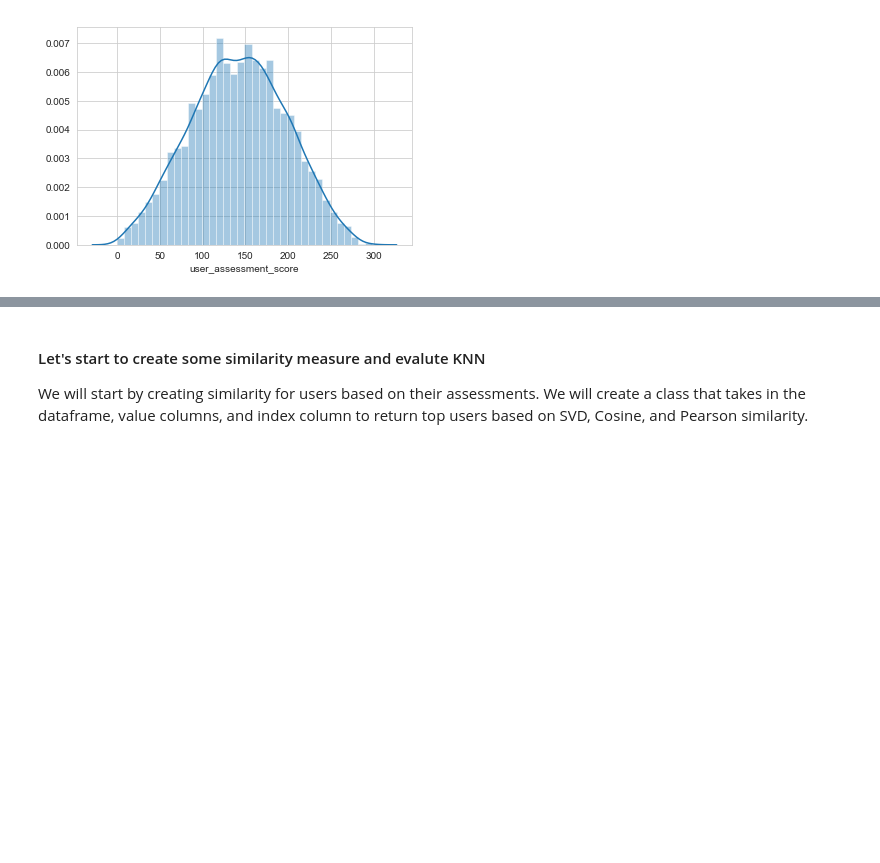
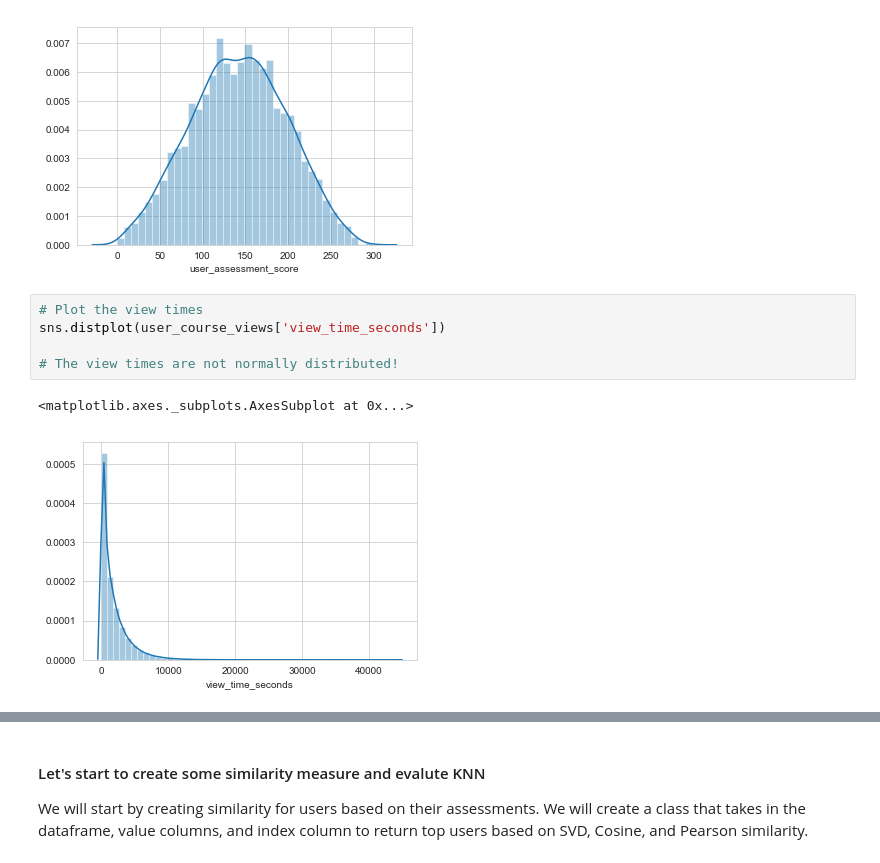
Before and after one commit to amandeepfj/MachineLearningProject, a Jupyter notebook: Data Understanding/DataUnderstanding.ipynb, the cells around one changed output, grey strips where cells are left out. Cells and saved outputs as stored; diff of their text form; blank space fills up the shorter version.

```diff
--- a/Data Understanding/DataUnderstanding.ipynb
+++ b/Data Understanding/DataUnderstanding.ipynb
@@ -220,3 +258,11 @@ sns.distplot(user_assessment_scores['user_assessment_score'])
 # %% [output]
 <matplotlib.axes._subplots.AxesSubplot at 0x...>
 [figure]
+# %%
+# Plot the view times
+sns.distplot(user_course_views['view_time_seconds'])
+
+# The view times are not normally distributed!
+# %% [output]
+<matplotlib.axes._subplots.AxesSubplot at 0x...>
+[figure, added]
```
Also changed, not shown: parts of 59 cells of this notebook, 1 other file.
